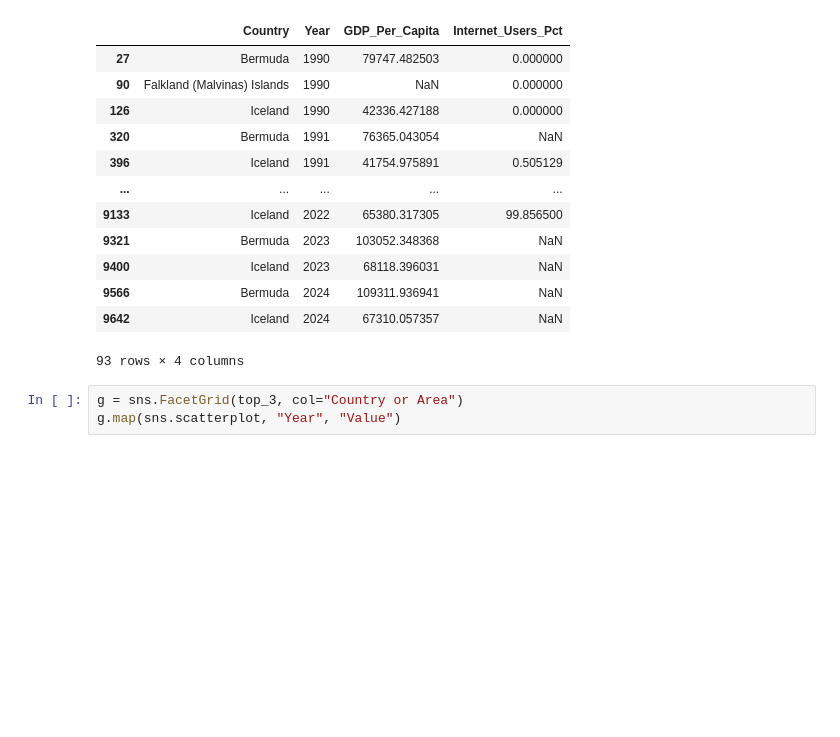
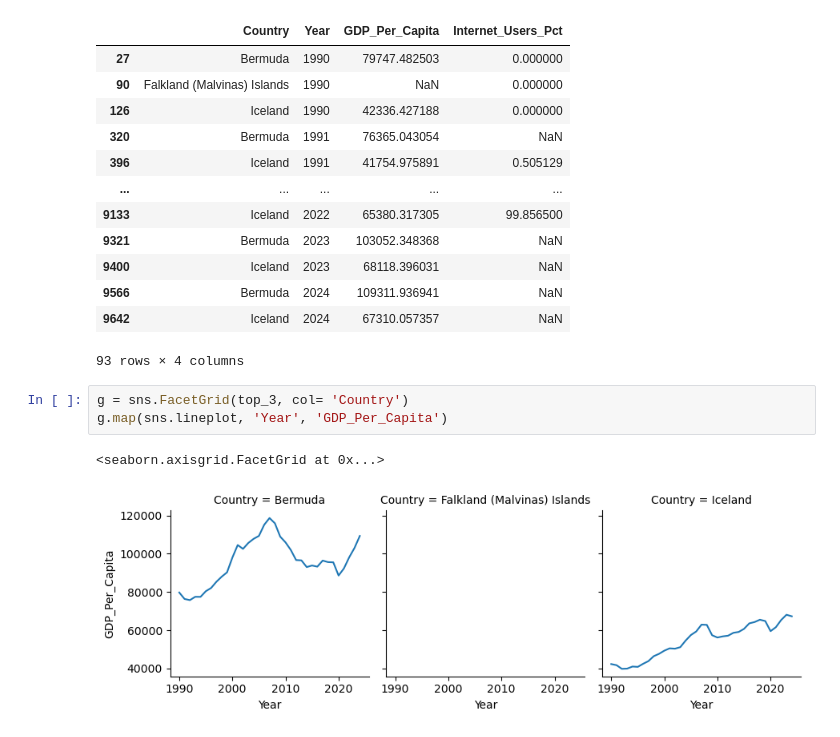
Before and after one commit to NSS-Data-Analytics-Cohort-17/un-datasets-cknicely, a Jupyter notebook: chloe_un_project.ipynb, the cells around one changed output. Drawn from its saved outputs; the diff is of its cells as text; blank space fills up the shorter version.

```diff
--- a/chloe_un_project.ipynb
+++ b/chloe_un_project.ipynb
@@ -500,8 +514,11 @@ top_3
 | 9642 | Iceland | 2024 | 67310.057357 | NaN |
 93 rows × 4 columns
 # %%
-g = sns.FacetGrid(top_3, col="Country or Area")
-g.map(sns.scatterplot, "Year", "Value")
+g = sns.FacetGrid(top_3, col= 'Country')
+g.map(sns.lineplot, 'Year', 'GDP_Per_Capita')
+# %% [output]
+<seaborn.axisgrid.FacetGrid at 0x...>
+[figure, added]
 # %%
 # 22. Subset `gdp_and_internet_use` to just the year 2014.
 #     Save this as a new dataframe named `gdp_and_internet_use_2014`.
```
Also changed, not shown: parts of 5 cells of this notebook, 1 other file.
